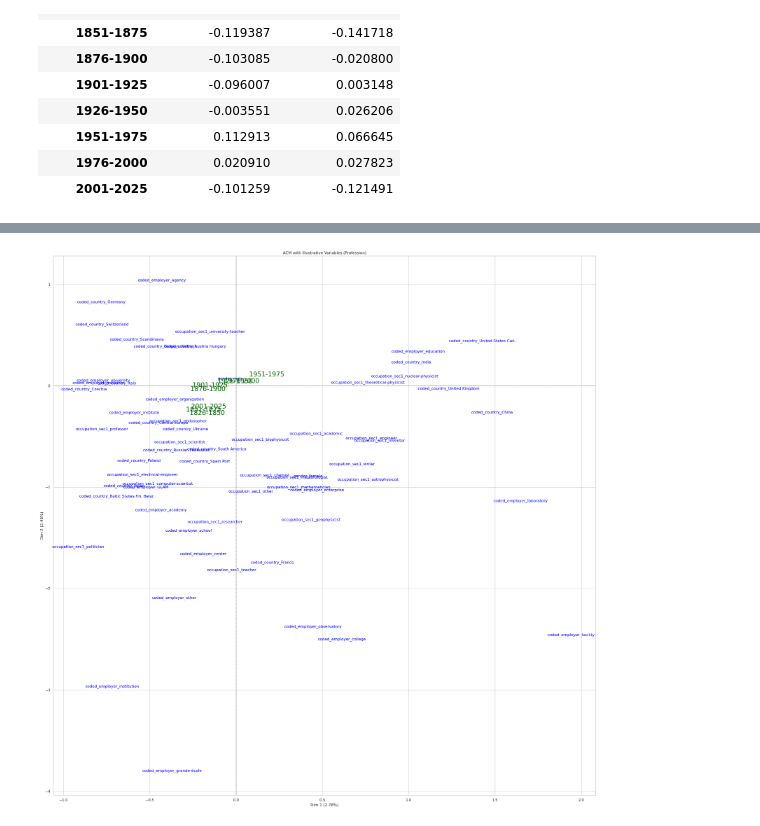
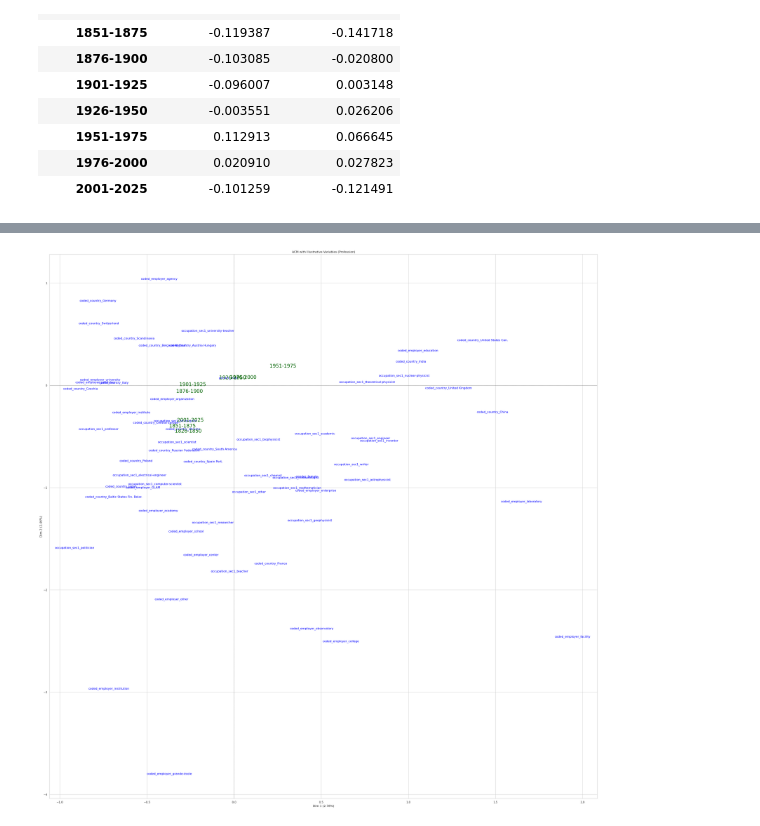
Before and after one commit to Sciences-historiques-numeriques/astronomers, a Jupyter notebook: notebooks_jupyter/wikidata_exploration/da5_MCA.ipynb, the cells around one changed output, grey strips where cells are left out. Saved outputs shown, nothing was run; the diff lists cells and outputs as text; code cells hidden in the pictures.

```diff
--- a/notebooks_jupyter/wikidata_exploration/da5_MCA.ipynb
+++ b/notebooks_jupyter/wikidata_exploration/da5_MCA.ipynb
@@ -529,21 +568,21 @@ MCA.mapping_col = cal.custom_mapping_col
 # %%
 
 
 # Create your own figure and axes
-fig, ax = plt.subplots(figsize=(30, 30))
+fig, ax = plt.subplots(figsize=(40, 40))
 
 # Plot ACM on ax
 acm.mapping_col(num_x_axis=1, num_y_axis=2, ax=ax, short_labels=False)
 
-# ✅ Add your additional layer BEFORE or AFTER
+# Add your additional layer
 
 # Add illustrative variable modalities (e.g., Profession)
 ax = plt.gca()  # Get current axis
 for i in range(coord_fact.shape[0]):
     ax.text(coord_fact.iloc[i, 0], coord_fact.iloc[i, 1], coord_fact.index[i],
             color="darkgreen", fontsize=20, ha='center', va='center')
 
 plt.title("ACM with Illustrative Variables (Profession)")
 plt.show()
 # %% [output]
-[figure, old version]
+[figure, new version]
```
Also changed, not shown: parts of 41 cells of this notebook.
